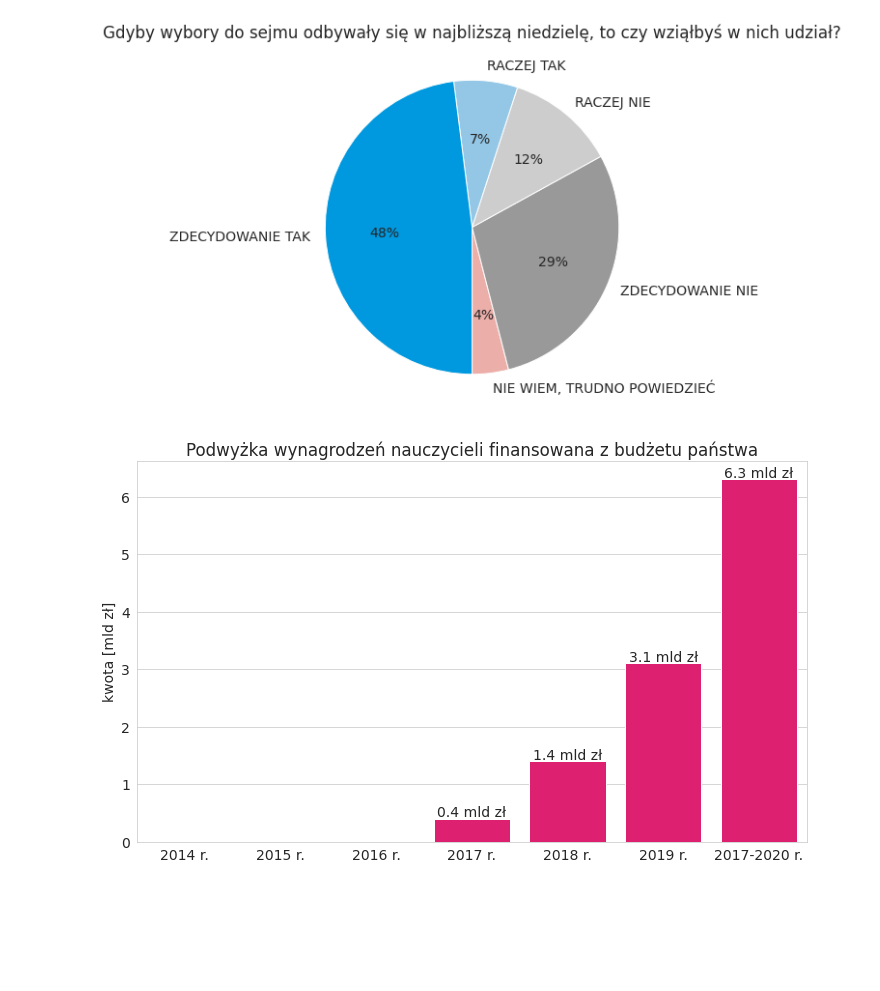
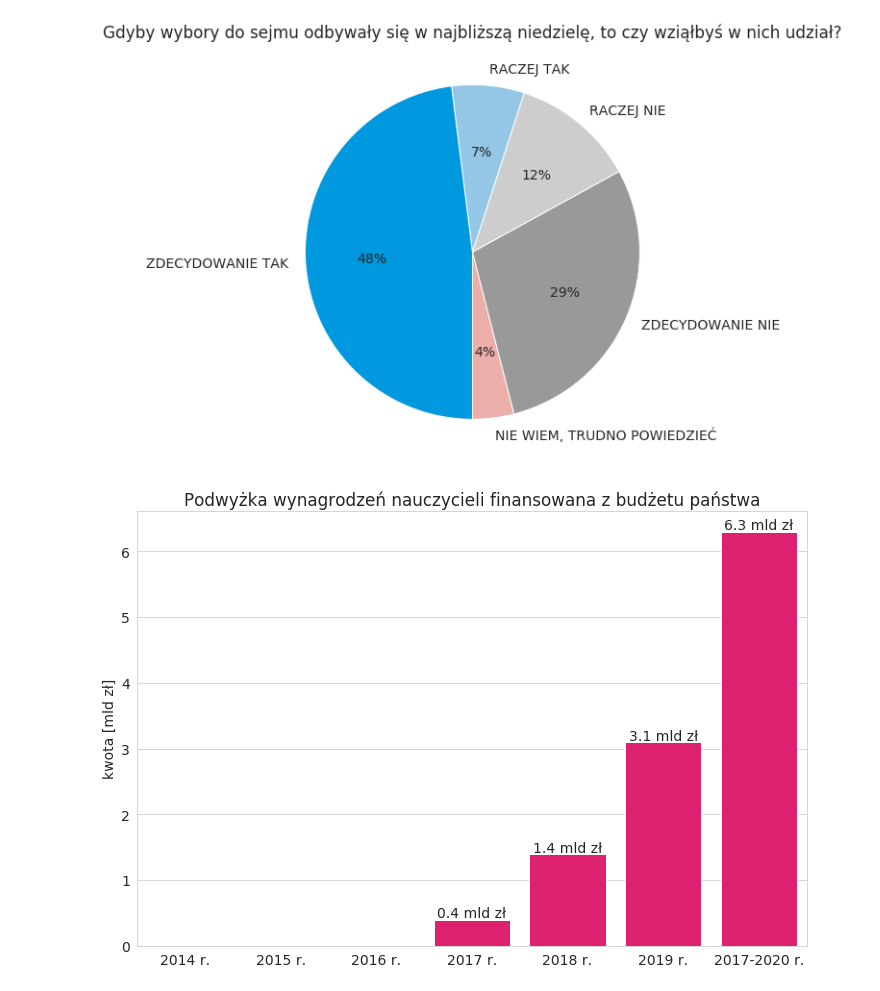
Before and after one commit to rakusd/WizualizacjaDanychProjekt, a Jupyter notebook: pysource/plots_8_9_10.ipynb, the cells around one changed output. Cells and saved outputs as stored; diff of their text form; code cells hidden in the pictures; blank space fills up the shorter version.

```diff
--- a/pysource/plots_8_9_10.ipynb
+++ b/pysource/plots_8_9_10.ipynb
@@ -61,12 +59,12 @@ Y = list(reversed([48,7,12,29,4]))
 colors = list(reversed(["#0098de", "#93c7e5","#cdcdcd","#999999","#ecaea9"]))
 title = "Gdyby wybory do sejmu odbywały się w najbliższą niedzielę, to czy wziąłbyś w nich udział?"
 # %%
-plt.figure(figsize=(12,7))
+plt.figure(figsize=(12,8))
 ax = plt.pie(Y, labels=X, autopct='%1.0f%%', colors=colors, startangle=-90)
 z = plt.title(title)#' '.join([r"$\bf{"+w+"}$" for w in title.split()]))
 plt.savefig("img9_correct.png")
 # %% [output]
-[figure, old version]
+[figure, new version]
 # %%
 #10
 # %%
@@ -78,14 +76,14 @@ color = '#fc006c'
 title = "Podwyżka wynagrodzeń nauczycieli finansowana z budżetu państwa"
 ylabel = "kwota [mld zł]"
 # %%
-plt.figure(figsize=(12,7))
+plt.figure(figsize=(12,8))
 ax = sns.barplot(X, Y, color=color)
 ax.set_title(title)
 ax.set_ylabel(ylabel)
 show_values_on_bars(ax, sufix=" mld zł")
 ax.get_figure().savefig("img10_incorrect.png")
 # %% [output]
-[figure, old version]
+[figure, new version]
 # %%
 #good
 # %%
```
Also changed, not shown: parts of 3 cells of this notebook, 8 other files.
